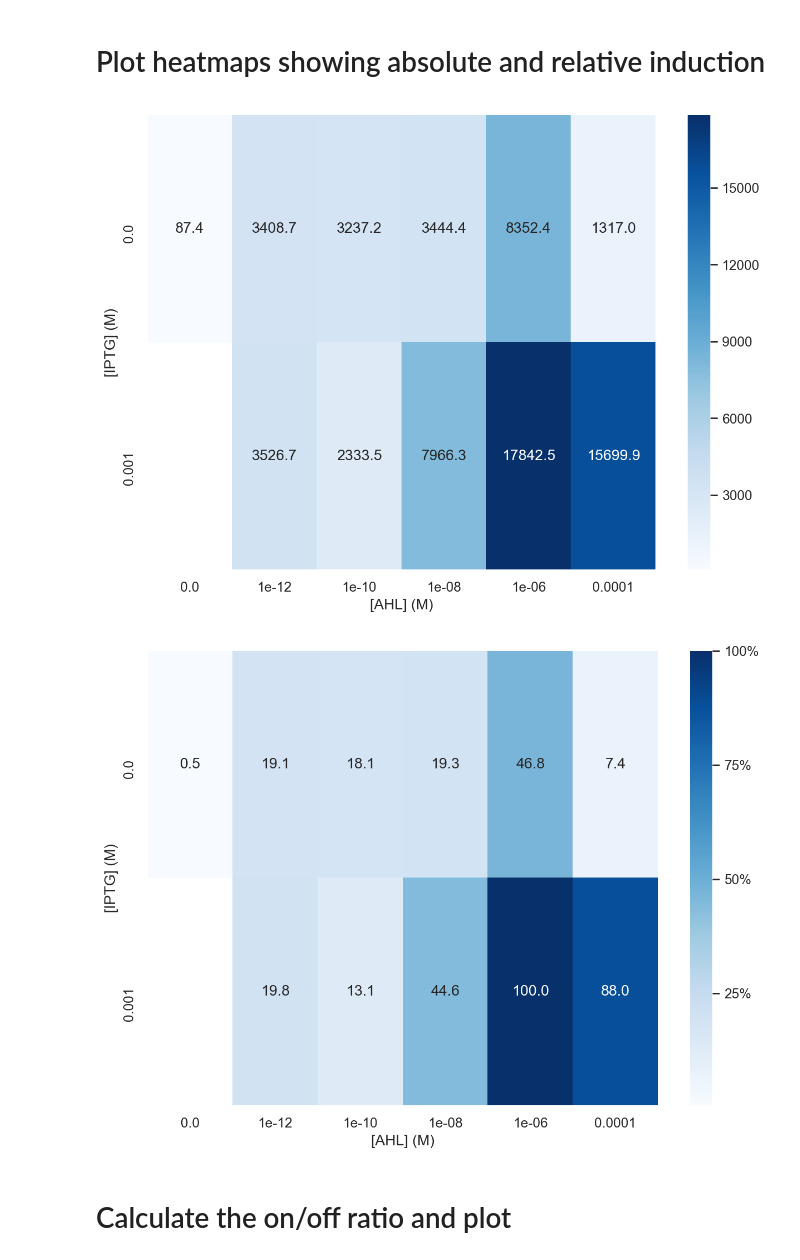
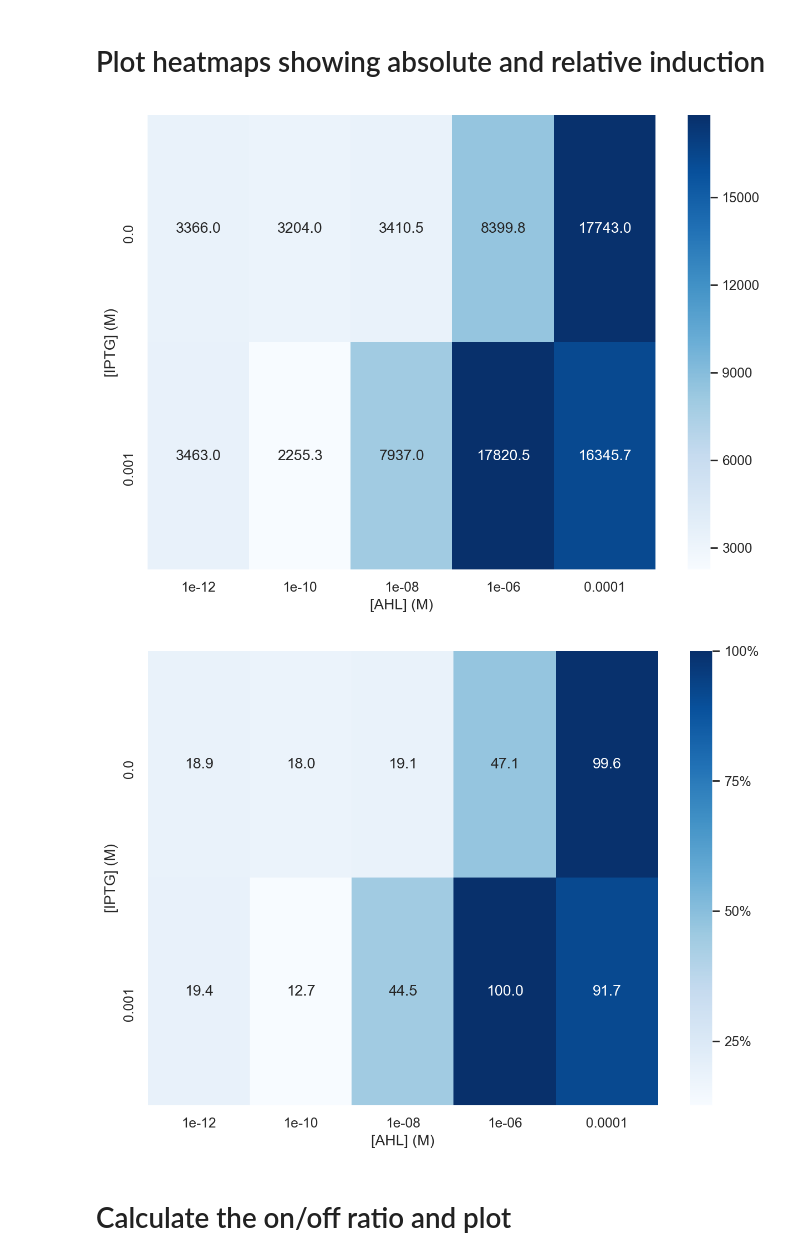
Before and after one commit to Jsakkos/cyano-sync, a Jupyter notebook: 20210222 LuxR SE/Lux Analysis.ipynb, the cells around one changed output. Cells and saved outputs as stored; diff of their text form; code cells hidden in the pictures.

```diff
--- a/20210222 LuxR SE/Lux Analysis.ipynb
+++ b/20210222 LuxR SE/Lux Analysis.ipynb
@@ -182,3 +162,10 @@ def geom_std(values):
 data = df[['FITC-A','AHL','IPTG','Family']]
 data.insert(4,'Replicate',2)
 data.to_pickle('../compiled-data/se/lux/LuxSE_2.pkl')
+# %%
+# Subtract WT background from samples
+data = df[['FITC-A','AHL','IPTG','Family']]
+data['FITC-A'] = data['FITC-A'] - data[data.Family=='WT']['FITC-A'].median()
+data['FITC-A'] = data[data['FITC-A'] > 0]['FITC-A']
+data = data[data.Family=='Lux']
+data.drop('Family',inplace=True,axis=1)
@@ -200,5 +208,7 @@ std = df.groupby(['AHL','IPTG'])['FITC-A'].std().reset_index()
 # %%
+mfi = data.groupby(['AHL','IPTG'])['FITC-A'].median().reset_index()
+
 f, ax = plt.subplots(figsize=(8,6))
-sns.pointplot(x='AHL',y='FITC-A',hue='IPTG',estimator=gmean,ci=0.01,data=df)
+sns.pointplot(x='AHL',y='FITC-A',hue='IPTG',data=mfi)
 f.savefig('Lux.png',dpi=600)
 # %% [output]
@@ -256,33 +232,34 @@ flow.HistogramView(channel = 'FITC-A',
 # %%
 #LasMeans = Las.groupby(['C_ahl','C_iptg']).mean().reset_index()
 sns.set(style="white")
 #sns.set_style('Talk')
 #LasTable = pd.pivot_table(LasMeans,values='FITC-A',index='C_iptg',columns='C_ahl')
 f, ax = plt.subplots(figsize=(8,6))
 #g = sns.heatmap(LasTable,vmin=0,vmax=100,xticklabels=[0,1e-10,1e-9,1e-7],yticklabels=[0,1e-3,1e-4,1e-5],ax=ax,square=True,cmap='Reds')
 
 
 
 #f.savefig('LasHeatmap.png',dpi=600)
-mean = df.groupby(['AHL','IPTG'])['FITC-A'].apply(gmean).reset_index()
+
 #mean['FITC-A']=mean['FITC-A']/mean['FITC-A'].max()*100
 
-piv = mean.pivot_table(index='IPTG', columns='AHL', values='FITC-A')
+piv = mfi.pivot_table(index='IPTG', columns='AHL', values='FITC-A')
 g = sns.heatmap(piv, annot=True, fmt=".1f",cmap='Blues')
 cbar = g.collections[0].colorbar
 #cbar.set_ticks([0, 25, 50, 75,100])
 #cbar.set_ticklabels(['0%', '25%', '50%', '75%', '100%'])
 ax.set_xlabel(r'[AHL] (M)')
 ax.set_ylabel(r'[IPTG] (M)')
 f.tight_layout()
 # %% [output]
-[figure, old version]
+[figure, new version]
 # %%
 f, ax = plt.subplots(figsize=(8,6))
 # normalized
-mean['FITC-A']=mean['FITC-A']/mean['FITC-A'].max()*100
+norm = mfi.copy()
+norm['FITC-A']=norm['FITC-A']/norm['FITC-A'].max()*100
 
-piv = mean.pivot_table(index='IPTG', columns='AHL', values='FITC-A')
+piv = norm.pivot_table(index='IPTG', columns='AHL', values='FITC-A')
 g = sns.heatmap(piv, annot=True, fmt=".1f",cmap='Blues')
 cbar = g.collections[0].colorbar
 cbar.set_ticks([0, 25, 50, 75,100])
@@ -291,7 +268,7 @@ ax.set_xlabel(r'[AHL] (M)')
 ax.set_ylabel(r'[IPTG] (M)')
 f.tight_layout()
 # %% [output]
-[figure, old version]
+[figure, new version]
 # %% [markdown]
 # Calculate the on/off ratio and plot
 # %%
```
Also changed, not shown: parts of 31 cells of this notebook, 2 other files.
